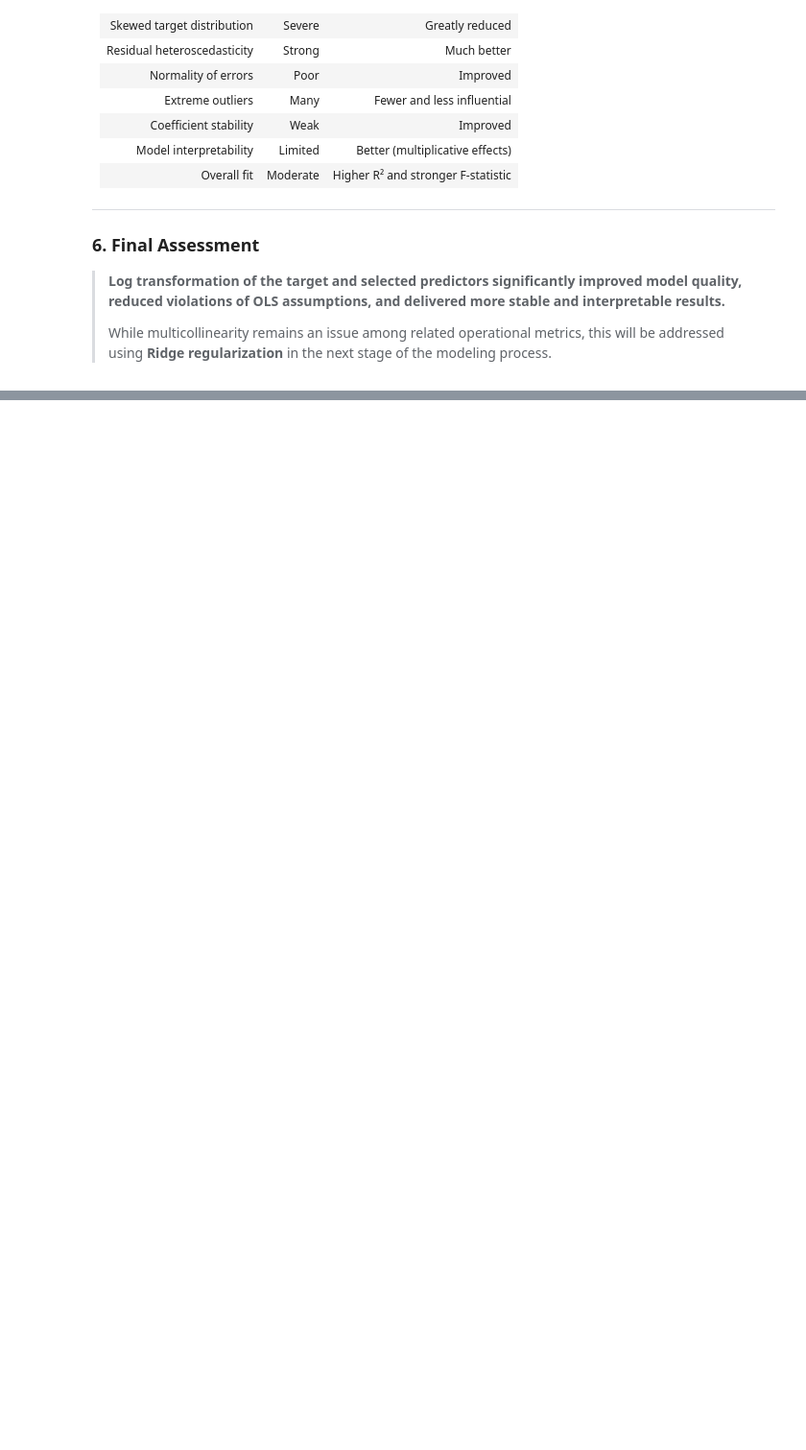
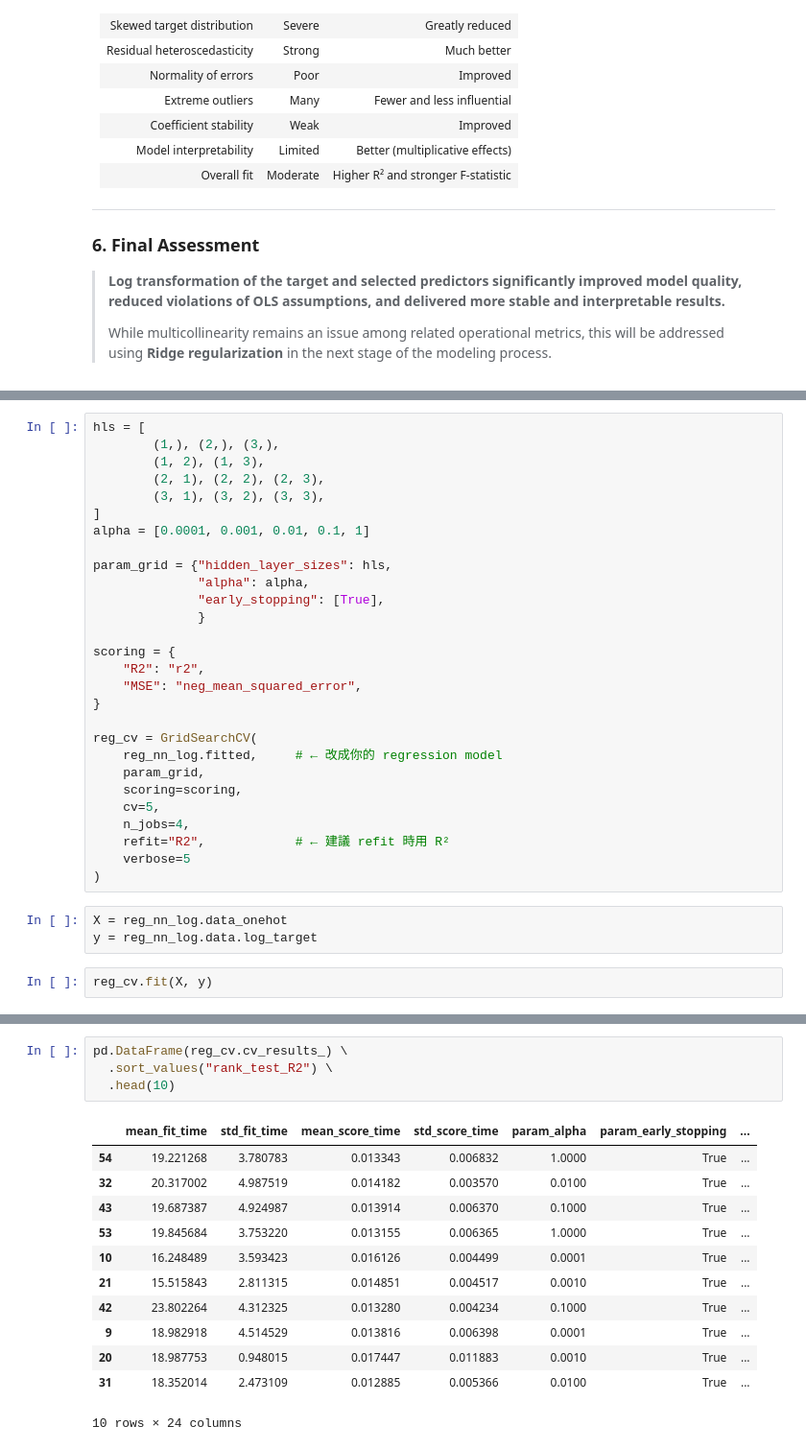
Before and after one commit to rsm-chl307/Delivery-Duration-Prediction, a Jupyter notebook: code/delivery_duration_prediction.ipynb, the cells around one changed output, grey strips where cells are left out. Shown at 96% size. Drawn from its saved outputs; the diff is of its cells as text; blank space fills up the shorter version.

```diff
--- a/code/delivery_duration_prediction.ipynb
+++ b/code/delivery_duration_prediction.ipynb
@@ -806,0 +1140,33 @@ Log transformation substantially improved the statistical validity and stability
+# %%
+hls = [
+        (1,), (2,), (3,),
+        (1, 2), (1, 3),
+        (2, 1), (2, 2), (2, 3),
+        (3, 1), (3, 2), (3, 3),
+]
+alpha = [0.0001, 0.001, 0.01, 0.1, 1]
+
+param_grid = {"hidden_layer_sizes": hls,
+              "alpha": alpha,
+              "early_stopping": [True],
+              }
+
+scoring = {
+    "R2": "r2",
+    "MSE": "neg_mean_squared_error",
+}
+
+reg_cv = GridSearchCV(
+    reg_nn_log.fitted,     # ← 改成你的 regression model
+    param_grid,
+    scoring=scoring,
+    cv=5,
+    n_jobs=4,
+    refit="R2",            # ← 建議 refit 時用 R²
+    verbose=5
+)
+# %%
+X = reg_nn_log.data_onehot
+y = reg_nn_log.data.log_target
+# %%
+reg_cv.fit(X, y)
@@ -806,0 +1187,17 @@ Log transformation substantially improved the statistical validity and stability
+# %%
+pd.DataFrame(reg_cv.cv_results_) \
+  .sort_values("rank_test_R2") \
+  .head(10)
+# %% [output]
+|  | mean_fit_time | std_fit_time | mean_score_time | std_score_time | param_alpha | param_early_stopping | ... |
+| 54 | 19.221268 | 3.780783 | 0.013343 | 0.006832 | 1.0000 | True | ... |
+| 32 | 20.317002 | 4.987519 | 0.014182 | 0.003570 | 0.0100 | True | ... |
+| 43 | 19.687387 | 4.924987 | 0.013914 | 0.006370 | 0.1000 | True | ... |
+| 53 | 19.845684 | 3.753220 | 0.013155 | 0.006365 | 1.0000 | True | ... |
+| 10 | 16.248489 | 3.593423 | 0.016126 | 0.004499 | 0.0001 | True | ... |
+| 21 | 15.515843 | 2.811315 | 0.014851 | 0.004517 | 0.0010 | True | ... |
+| 42 | 23.802264 | 4.312325 | 0.013280 | 0.004234 | 0.1000 | True | ... |
+| 9 | 18.982918 | 4.514529 | 0.013816 | 0.006398 | 0.0001 | True | ... |
+| 20 | 18.987753 | 0.948015 | 0.017447 | 0.011883 | 0.0010 | True | ... |
+| 31 | 18.352014 | 2.473109 | 0.012885 | 0.005366 | 0.0100 | True | ... |
+10 rows × 24 columns
```
Also changed, not shown: parts of 27 cells of this notebook.
